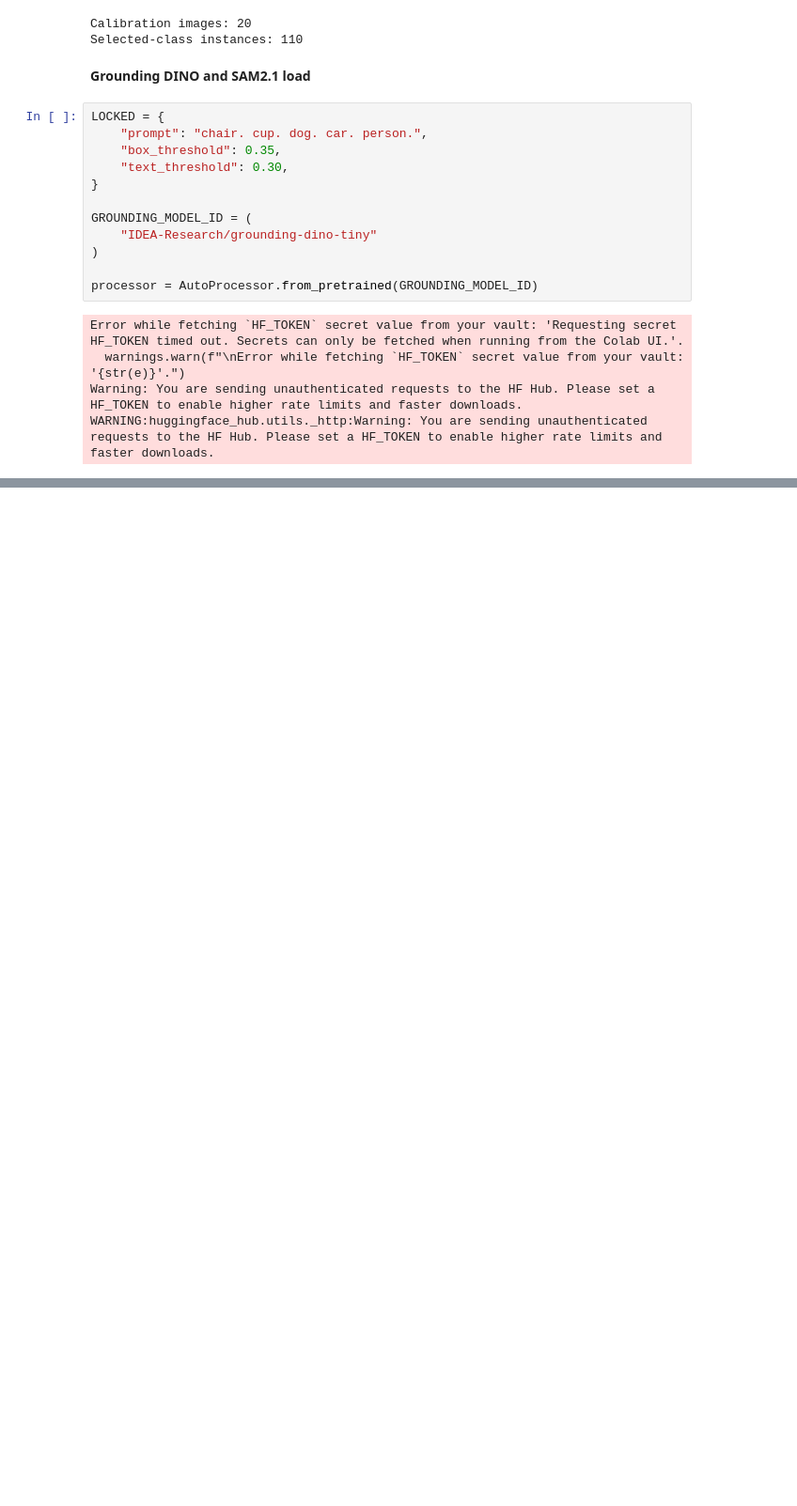
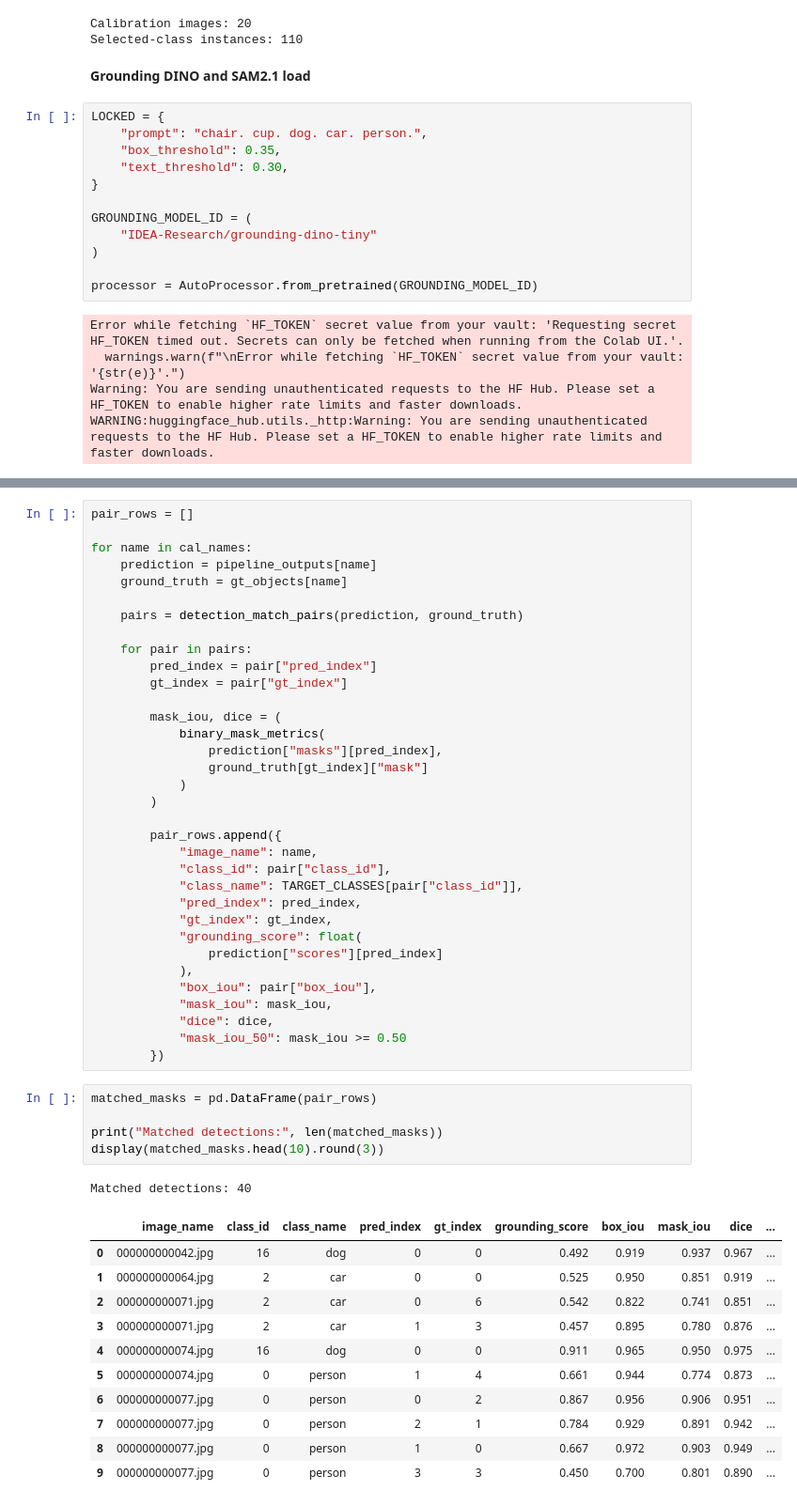
Before and after one commit to mdmohsin212/modern-vision-multimodal-lab, a Jupyter notebook: Vision/open_vocabulary_and_grounded_ision/grounded_sam.ipynb, the cells around one changed output, grey strips where cells are left out. Shown at 94% size. Cells and saved outputs as stored; diff of their text form; blank space fills up the shorter version.

Commit message:
Grounding DINO inference

```diff
--- a/Vision/open_vocabulary_and_grounded_ision/grounded_sam.ipynb
+++ b/Vision/open_vocabulary_and_grounded_ision/grounded_sam.ipynb
@@ -220,0 +518,52 @@ Locked configuration: {'prompt': 'chair. cup. dog. car. person.', 'box_threshold
+# %%
+pair_rows = []
+
+for name in cal_names:
+    prediction = pipeline_outputs[name]
+    ground_truth = gt_objects[name]
+
+    pairs = detection_match_pairs(prediction, ground_truth)
+
+    for pair in pairs:
+        pred_index = pair["pred_index"]
+        gt_index = pair["gt_index"]
+
+        mask_iou, dice = (
+            binary_mask_metrics(
+                prediction["masks"][pred_index],
+                ground_truth[gt_index]["mask"]
+            )
+        )
+
+        pair_rows.append({
+            "image_name": name,
+            "class_id": pair["class_id"],
+            "class_name": TARGET_CLASSES[pair["class_id"]],
+            "pred_index": pred_index,
+            "gt_index": gt_index,
+            "grounding_score": float(
+                prediction["scores"][pred_index]
+            ),
+            "box_iou": pair["box_iou"],
+            "mask_iou": mask_iou,
+            "dice": dice,
+            "mask_iou_50": mask_iou >= 0.50
+        })
+# %%
+matched_masks = pd.DataFrame(pair_rows)
+
+print("Matched detections:", len(matched_masks))
+display(matched_masks.head(10).round(3))
+# %% [output]
+Matched detections: 40
+|  | image_name | class_id | class_name | pred_index | gt_index | grounding_score | box_iou | mask_iou | dice | ... |
+| 0 | 000000000042.jpg | 16 | dog | 0 | 0 | 0.492 | 0.919 | 0.937 | 0.967 | ... |
+| 1 | 000000000064.jpg | 2 | car | 0 | 0 | 0.525 | 0.950 | 0.851 | 0.919 | ... |
+| 2 | 000000000071.jpg | 2 | car | 0 | 6 | 0.542 | 0.822 | 0.741 | 0.851 | ... |
+| 3 | 000000000071.jpg | 2 | car | 1 | 3 | 0.457 | 0.895 | 0.780 | 0.876 | ... |
+| 4 | 000000000074.jpg | 16 | dog | 0 | 0 | 0.911 | 0.965 | 0.950 | 0.975 | ... |
+| 5 | 000000000074.jpg | 0 | person | 1 | 4 | 0.661 | 0.944 | 0.774 | 0.873 | ... |
+| 6 | 000000000077.jpg | 0 | person | 0 | 2 | 0.867 | 0.956 | 0.906 | 0.951 | ... |
+| 7 | 000000000077.jpg | 0 | person | 2 | 1 | 0.784 | 0.929 | 0.891 | 0.942 | ... |
+| 8 | 000000000077.jpg | 0 | person | 1 | 0 | 0.667 | 0.972 | 0.903 | 0.949 | ... |
+| 9 | 000000000077.jpg | 0 | person | 3 | 3 | 0.450 | 0.700 | 0.801 | 0.890 | ... |
```
Also changed, not shown: parts of 23 cells of this notebook.
